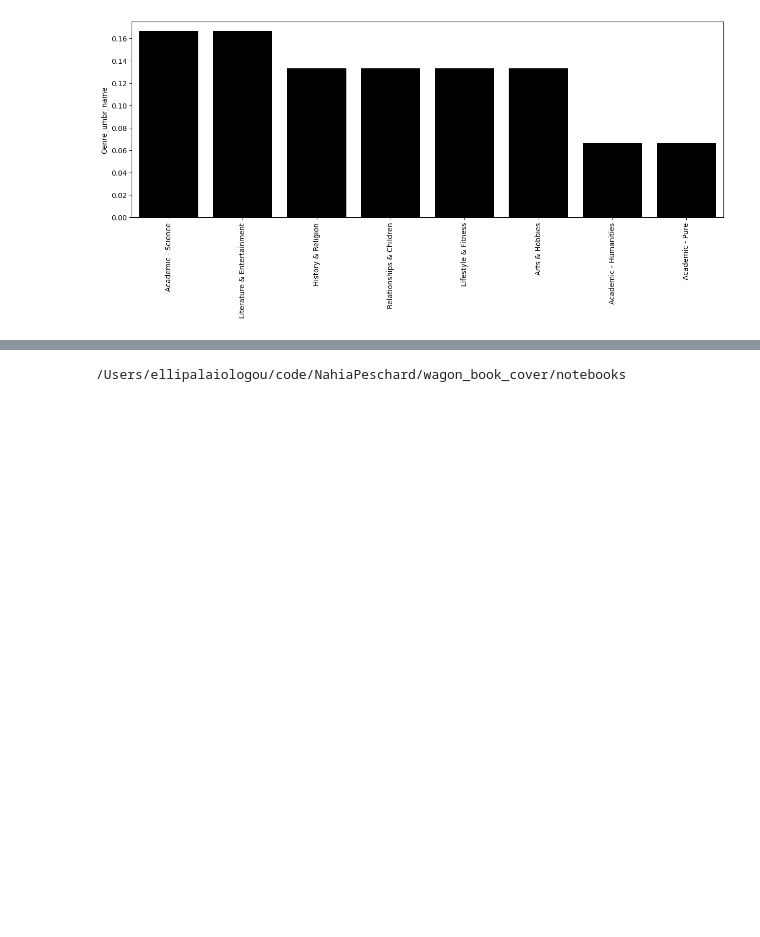
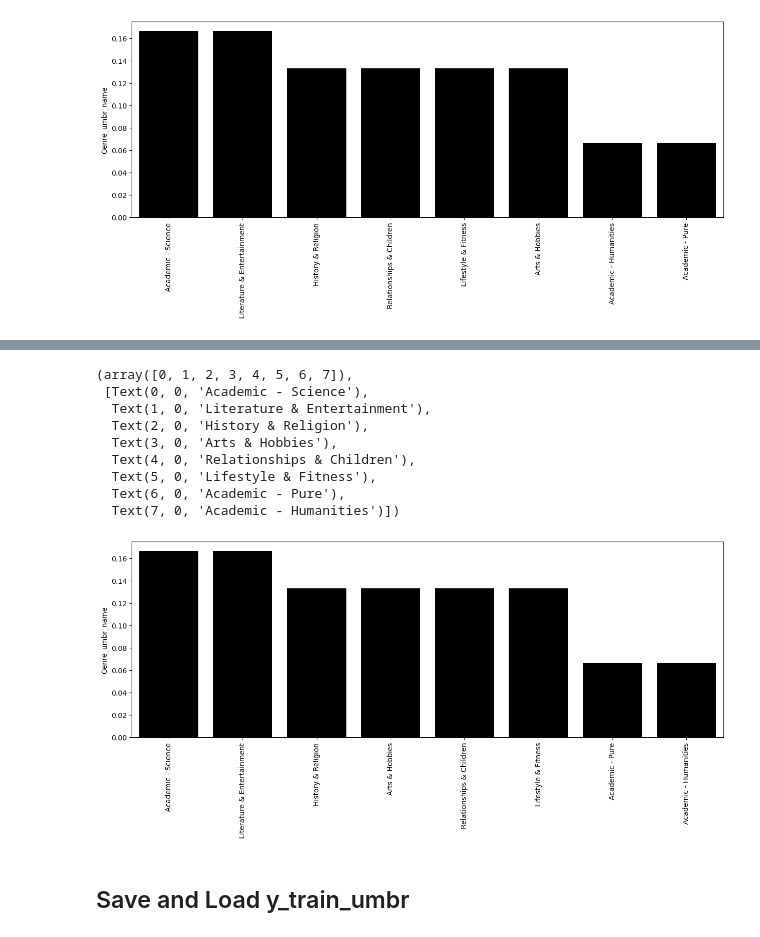
Before and after one commit to NahiaPeschard/wagon_book_cover, a Jupyter notebook: notebooks/elli_umbrella.ipynb, the cells around one changed output, grey strips where cells are left out. Drawn from its saved outputs; the diff is of its cells as text; code cells hidden in the pictures; blank space fills up the shorter version.

```diff
--- a/notebooks/elli_umbrella.ipynb
+++ b/notebooks/elli_umbrella.ipynb
@@ -170,0 +199,13 @@ plt.xticks(rotation='vertical')
+# %%
+genre_df_test = pd.DataFrame.from_dict(genre_dict_test, orient='index')
+genre_df_test = genre_df_test.rename(columns={
+    genre_df_test.columns[0]: 'Genre_name'
+})
+
+genre_df_test = genre_df_test.rename_axis('Genre_id')
+# %%
+genre_df_test['Genre_umbr_name'] = genre_df_test.index.map(umbr_dict)
+# %%
+genre_df_test['Genre_umbr_id'] = genre_df_test['Genre_umbr_name'].map(genre_dict)
+genre_df_test['Genre_umbr_id'] = genre_df_test['Genre_umbr_id'].fillna(0).astype(int)
+genre_df_test
@@ -170,0 +231,3 @@ plt.xticks(rotation='vertical')
+# %%
+y_test_umbr = y_test[['Genre_id']].merge(genre_df_test, left_on='Genre_id', right_index=True).sort_index()
+y_test_umbr
@@ -171,6 +256,24 @@ plt.xticks(rotation='vertical')
+# %%
+umbrella_balance_test = pd.DataFrame(y_test_umbr.Genre_umbr_name.value_counts() / len(y_test_umbr))
+plt.figure(figsize=(15, 5))
+sns.barplot(x = umbrella_balance_test.index, y= umbrella_balance_test.Genre_umbr_name, color='black')
+plt.xticks(rotation='vertical')
+# %% [output]
+(array([0, 1, 2, 3, 4, 5, 6, 7]),
+ [Text(0, 0, 'Academic - Science'),
+  Text(1, 0, 'Literature & Entertainment'),
+  Text(2, 0, 'History & Religion'),
+  Text(3, 0, 'Arts & Hobbies'),
+  Text(4, 0, 'Relationships & Children'),
+  Text(5, 0, 'Lifestyle & Fitness'),
+  Text(6, 0, 'Academic - Pure'),
+  Text(7, 0, 'Academic - Humanities')])
+[figure, added]
+# %% [markdown]
+## Save and Load y_train_umbr
 # %%
 ! mkdir '../raw_data/tmp_data'
 # %%
+# Save y_train_umbr
 file_path = '../raw_data/tmp_data/y_train_umbr.npy'
+np.save(file_path, y_train_umbr)
-# %% [output]
-/Users/ellipalaiologou/code/NahiaPeschard/wagon_book_cover/notebooks
```
Also changed, not shown: parts of 15 cells of this notebook.
